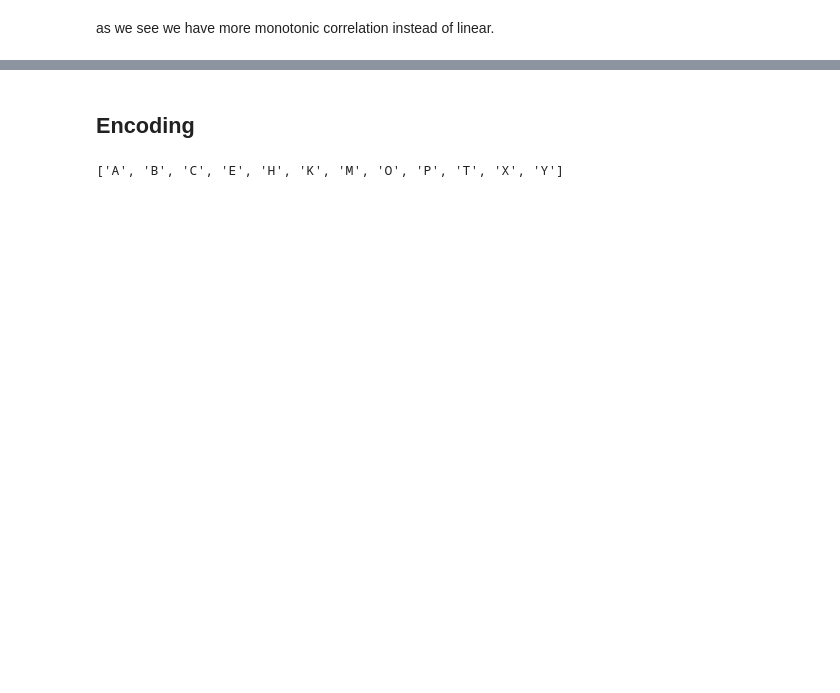
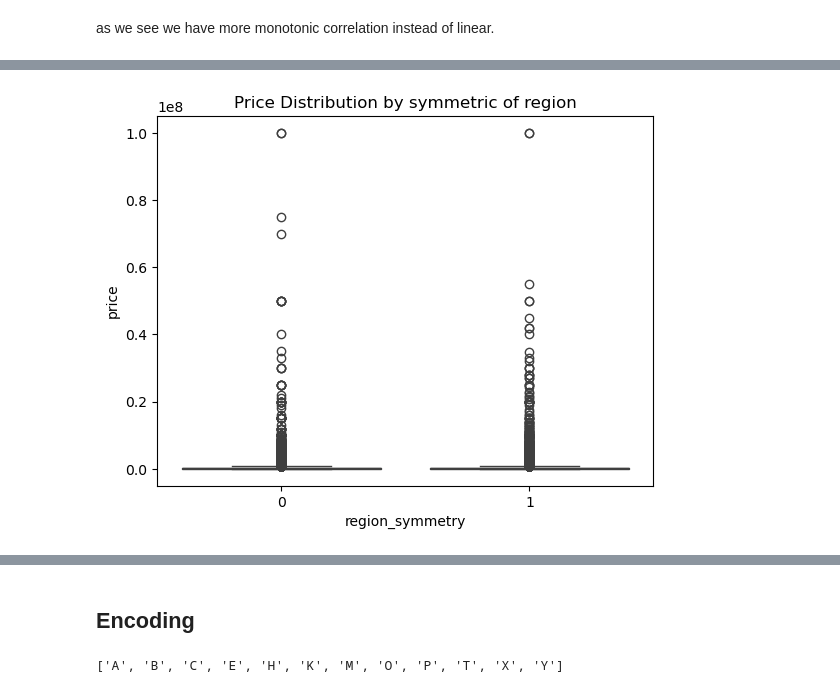
Before and after one commit to woxane/Russian-Car-Plates-Prices-Prediction, a Jupyter notebook: russian-car-plate.ipynb, the cells around one changed output, grey strips where cells are left out. Saved outputs shown, nothing was run; the diff lists cells and outputs as text; code cells hidden in the pictures; blank space fills up the shorter version.

```diff
--- a/russian-car-plate.ipynb
+++ b/russian-car-plate.ipynb
@@ -248,0 +186,9 @@ as we see we have more monotonic correlation instead of linear.
+# %%
+import seaborn as sns
+import matplotlib.pyplot as plt
+
+sns.boxplot(x='region_symmetry', y='price', data=df)
+plt.title('Price Distribution by symmetric of region')
+plt.show()
+# %% [output]
+[figure, added]
```
Also changed, not shown: parts of 33 cells of this notebook.
